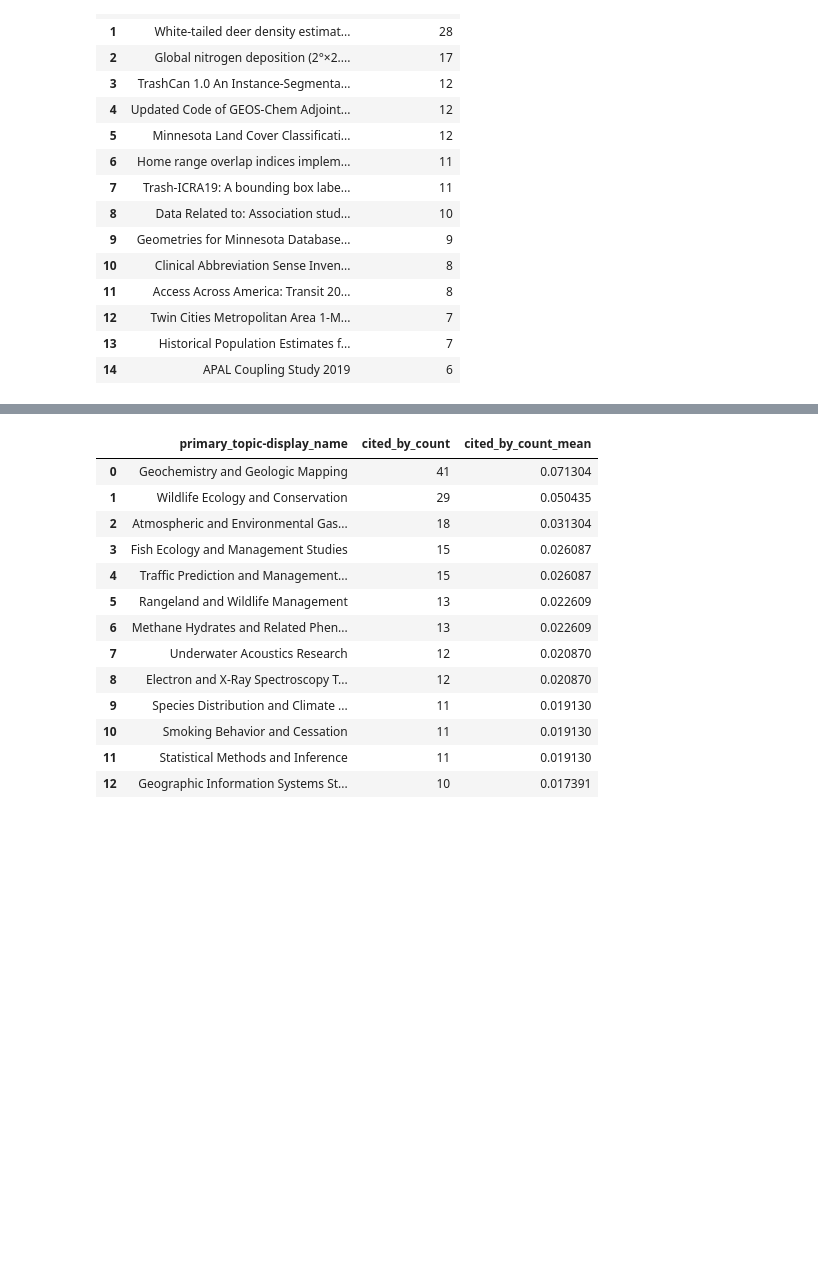
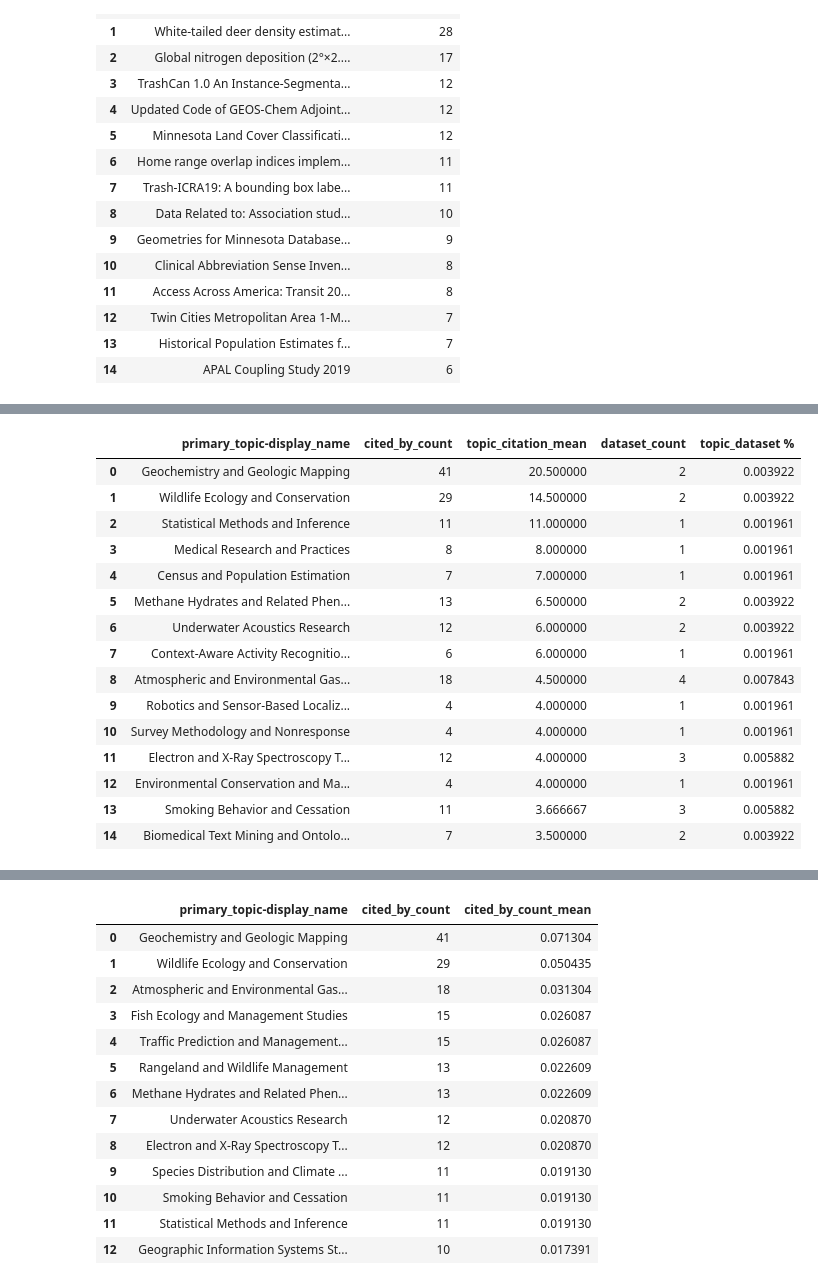
Before and after one commit to senderrr/OpenAlex, a Jupyter notebook: OpenAlexSourceVisuals.ipynb, the cells around one changed output, grey strips where cells are left out. Cells and saved outputs as stored; diff of their text form; code cells hidden in the pictures; blank space fills up the shorter version.

```diff
--- a/OpenAlexSourceVisuals.ipynb
+++ b/OpenAlexSourceVisuals.ipynb
@@ -446,0 +457,25 @@ subfield_df.head(15)
+# %%
+topic_df = df.drop_duplicates(subset=['doi']).groupby(['primary_topic-display_name']).agg(cited_by_count=('cited_by_count', 'sum'), dataset_count=('primary_topic-display_name', 'count')).reset_index()
+
+topic_df['topic_dataset %'] = topic_df['dataset_count'] / topic_df['dataset_count'].sum()
+topic_df['topic_citation_mean'] = topic_df['cited_by_count'] / topic_df['dataset_count']
+topic_df = topic_df[['primary_topic-display_name', 'cited_by_count', 'topic_citation_mean', 'dataset_count', 'topic_dataset %']]
+
+topic_df.sort_values(by='topic_citation_mean', ascending=False).reset_index(drop=True).head(15)
+# %% [output]
+|  | primary_topic-display_name | cited_by_count | topic_citation_mean | dataset_count | topic_dataset % |
+| 0 | Geochemistry and Geologic Mapping | 41 | 20.500000 | 2 | 0.003922 |
+| 1 | Wildlife Ecology and Conservation | 29 | 14.500000 | 2 | 0.003922 |
+| 2 | Statistical Methods and Inference | 11 | 11.000000 | 1 | 0.001961 |
+| 3 | Medical Research and Practices | 8 | 8.000000 | 1 | 0.001961 |
+| 4 | Census and Population Estimation | 7 | 7.000000 | 1 | 0.001961 |
+| 5 | Methane Hydrates and Related Phen... | 13 | 6.500000 | 2 | 0.003922 |
+| 6 | Underwater Acoustics Research | 12 | 6.000000 | 2 | 0.003922 |
+| 7 | Context-Aware Activity Recognitio... | 6 | 6.000000 | 1 | 0.001961 |
+| 8 | Atmospheric and Environmental Gas... | 18 | 4.500000 | 4 | 0.007843 |
+| 9 | Robotics and Sensor-Based Localiz... | 4 | 4.000000 | 1 | 0.001961 |
+| 10 | Survey Methodology and Nonresponse | 4 | 4.000000 | 1 | 0.001961 |
+| 11 | Electron and X-Ray Spectroscopy T... | 12 | 4.000000 | 3 | 0.005882 |
+| 12 | Environmental Conservation and Ma... | 4 | 4.000000 | 1 | 0.001961 |
+| 13 | Smoking Behavior and Cessation | 11 | 3.666667 | 3 | 0.005882 |
+| 14 | Biomedical Text Mining and Ontolo... | 7 | 3.500000 | 2 | 0.003922 |
```
Also changed, not shown: parts of 15 cells of this notebook.
